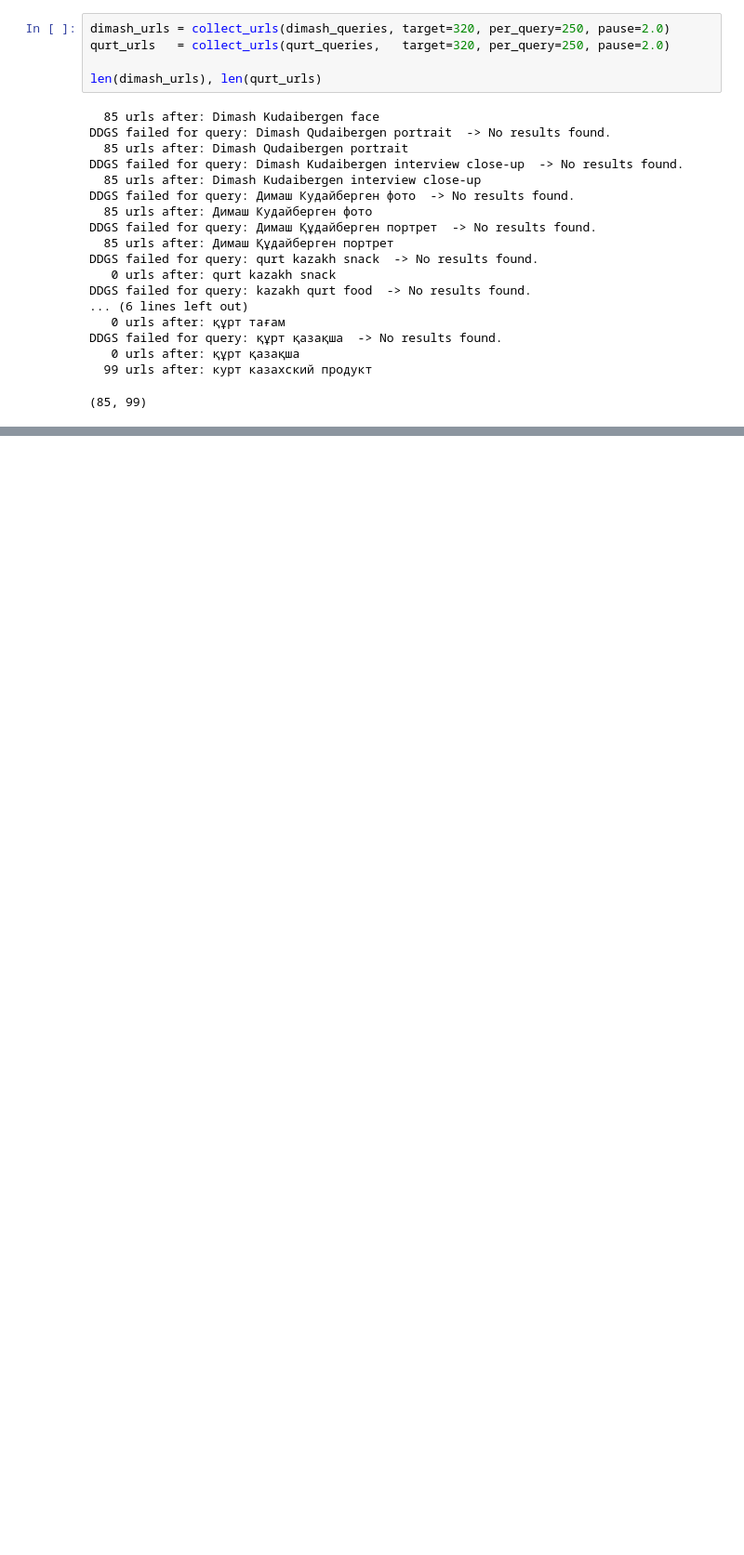
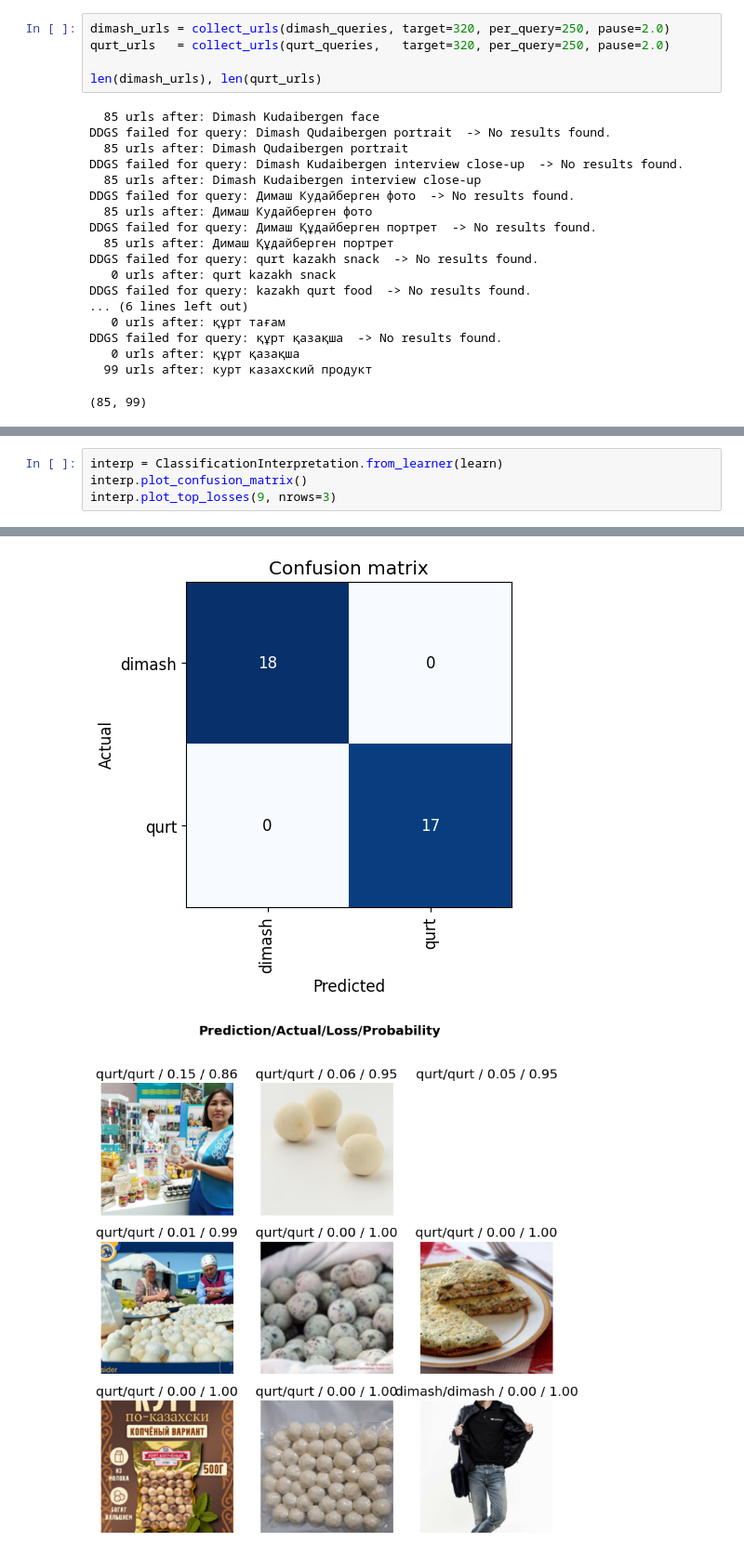
Before and after one commit to ropdxm/dimash-qurt-classifier, a Jupyter notebook: main.ipynb, the cells around one changed output, grey strips where cells are left out. Shown at 93% size. Cells and saved outputs as stored; diff of their text form; blank space fills up the shorter version.

```diff
--- a/main.ipynb
+++ b/main.ipynb
@@ -107,0 +153,5 @@ Mounted at /content/drive
+# %%
+interp = ClassificationInterpretation.from_learner(learn)
+interp.plot_confusion_matrix()
+interp.plot_top_losses(9, nrows=3)
+# %% [output]
@@ -107,0 +161,2 @@ Mounted at /content/drive
+[figure, added]
+[figure, added]
```
Also changed, not shown: parts of 8 cells of this notebook.
